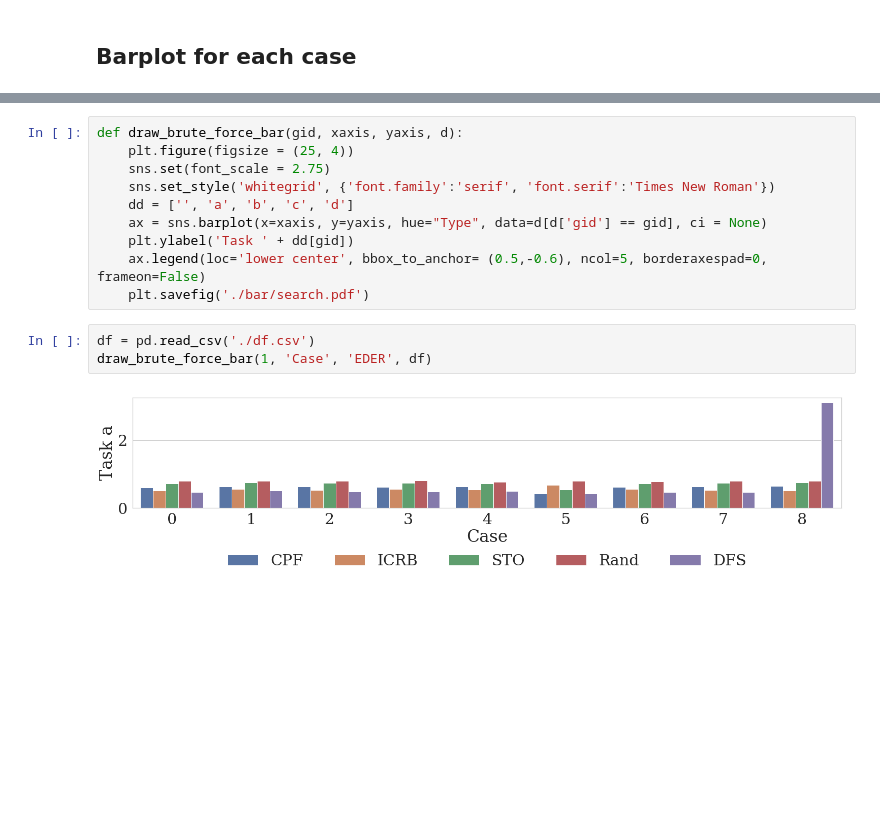
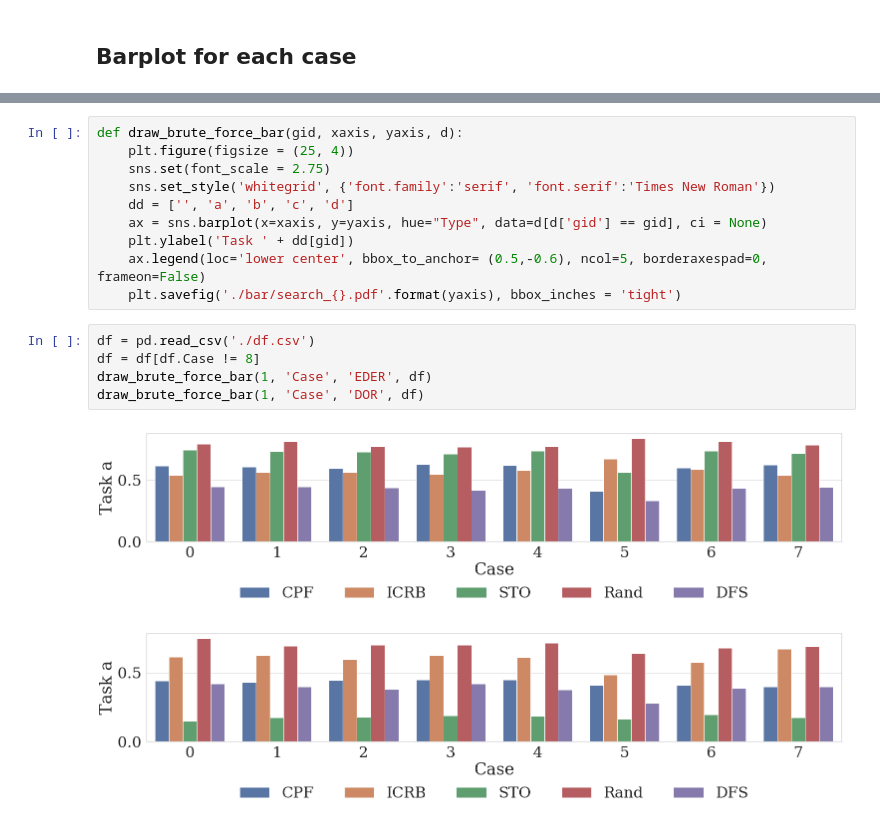
Before and after one commit to MrZhang1994/EC-framework, a Jupyter notebook: gty/src/new_notebook.ipynb, the cells around one changed output, grey strips where cells are left out. Cells and saved outputs as stored; diff of their text form; blank space fills up the shorter version.

```diff
--- a/gty/src/new_notebook.ipynb
+++ b/gty/src/new_notebook.ipynb
@@ -155,9 +174,12 @@ def draw_brute_force_bar(gid, xaxis, yaxis, d):
     ax = sns.barplot(x=xaxis, y=yaxis, hue="Type", data=d[d['gid'] == gid], ci = None)
     plt.ylabel('Task ' + dd[gid])
     ax.legend(loc='lower center', bbox_to_anchor= (0.5,-0.6), ncol=5, borderaxespad=0, frameon=False)
-    plt.savefig('./bar/search.pdf')
+    plt.savefig('./bar/search_{}.pdf'.format(yaxis), bbox_inches = 'tight')
 # %%
 df = pd.read_csv('./df.csv')
+df = df[df.Case != 8]
 draw_brute_force_bar(1, 'Case', 'EDER', df)
+draw_brute_force_bar(1, 'Case', 'DOR', df)
 # %% [output]
-[figure, old version]
+[figure, new version]
+[figure, added]
```
Also changed, not shown: parts of 8 cells of this notebook, 2 other files.
